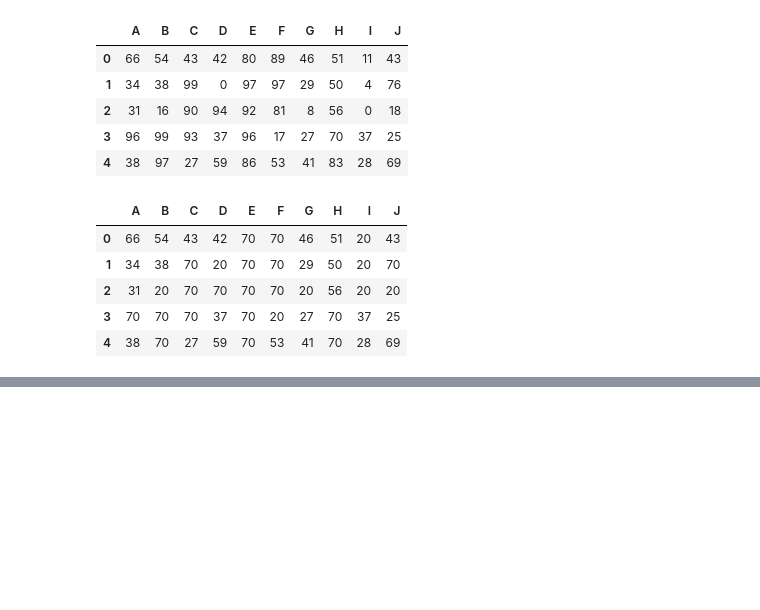
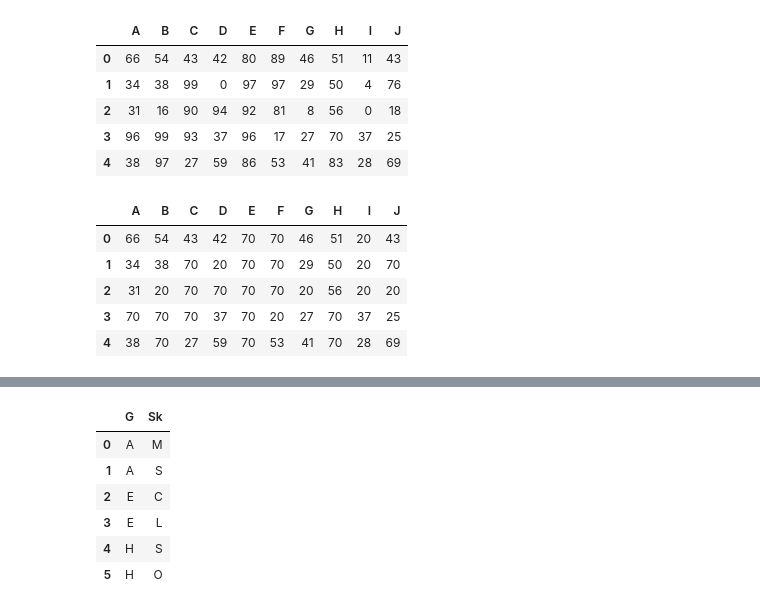
Before and after one commit to JakeBestDev/Packt_AIScience_Data_Science_Machine_Learning, a Jupyter notebook: Module_2_Python_Data_Visualization_and_Understanding/lab_2_advance_pandas.ipynb, the cells around one changed output, grey strips where cells are left out. Saved outputs shown, nothing was run; the diff lists cells and outputs as text; code cells hidden in the pictures; blank space fills up the shorter version.

```diff
--- a/Module_2_Python_Data_Visualization_and_Understanding/lab_2_advance_pandas.ipynb
+++ b/Module_2_Python_Data_Visualization_and_Understanding/lab_2_advance_pandas.ipynb
@@ -1108,0 +1200,16 @@ df2.clip(20,70)
+# %%
+## Now lets try another many to many
+## First we'll define a new dataframe
+## We'll associate the groups G column with a column 'Sk' for skills
+
+df5 = pd.DataFrame({'G':['A','A','E','E','H','H'],
+                   'Sk':['M','S','C','L','S','O']})
+df5
+# %% [output]
+|  | G | Sk |
+| 0 | A | M |
+| 1 | A | S |
+| 2 | E | C |
+| 3 | E | L |
+| 4 | H | S |
+| 5 | H | O |
```
Also changed, not shown: parts of 12 cells of this notebook.
